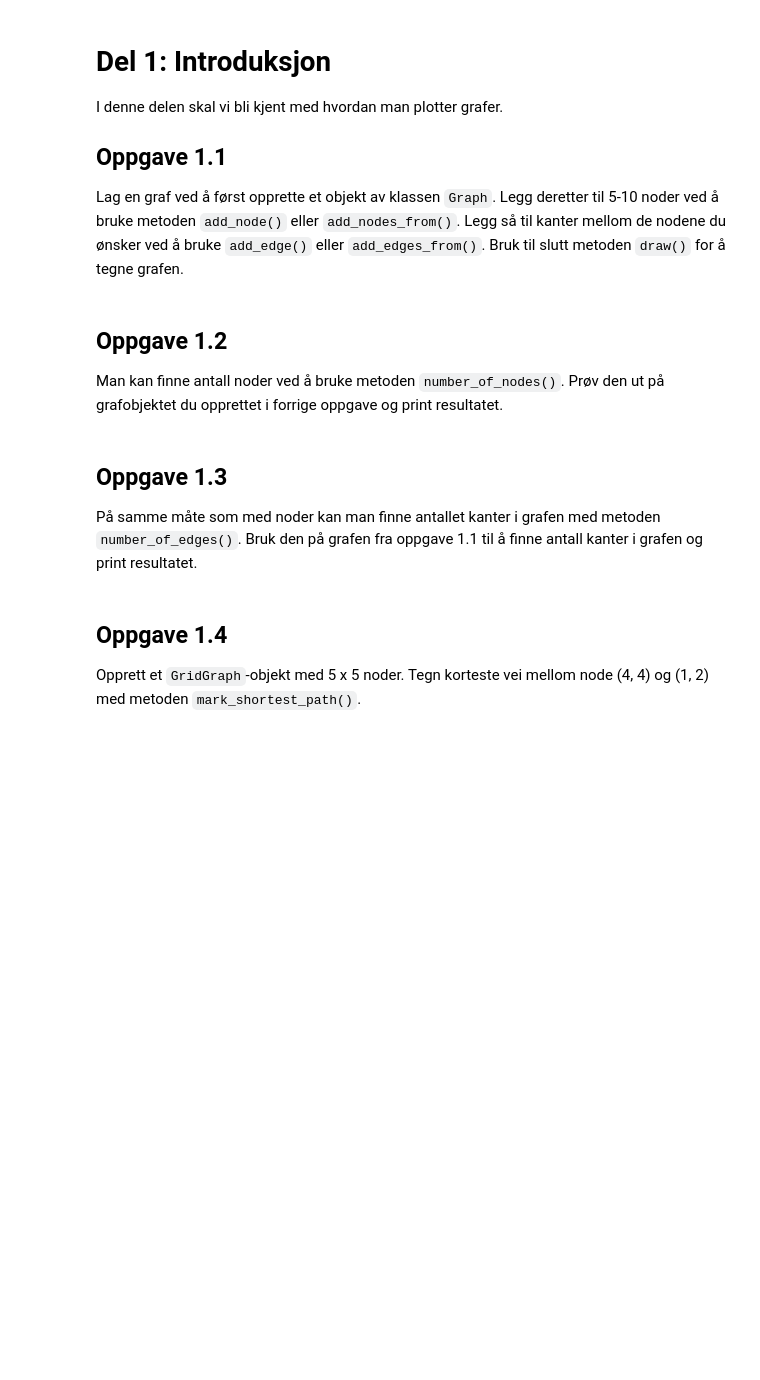
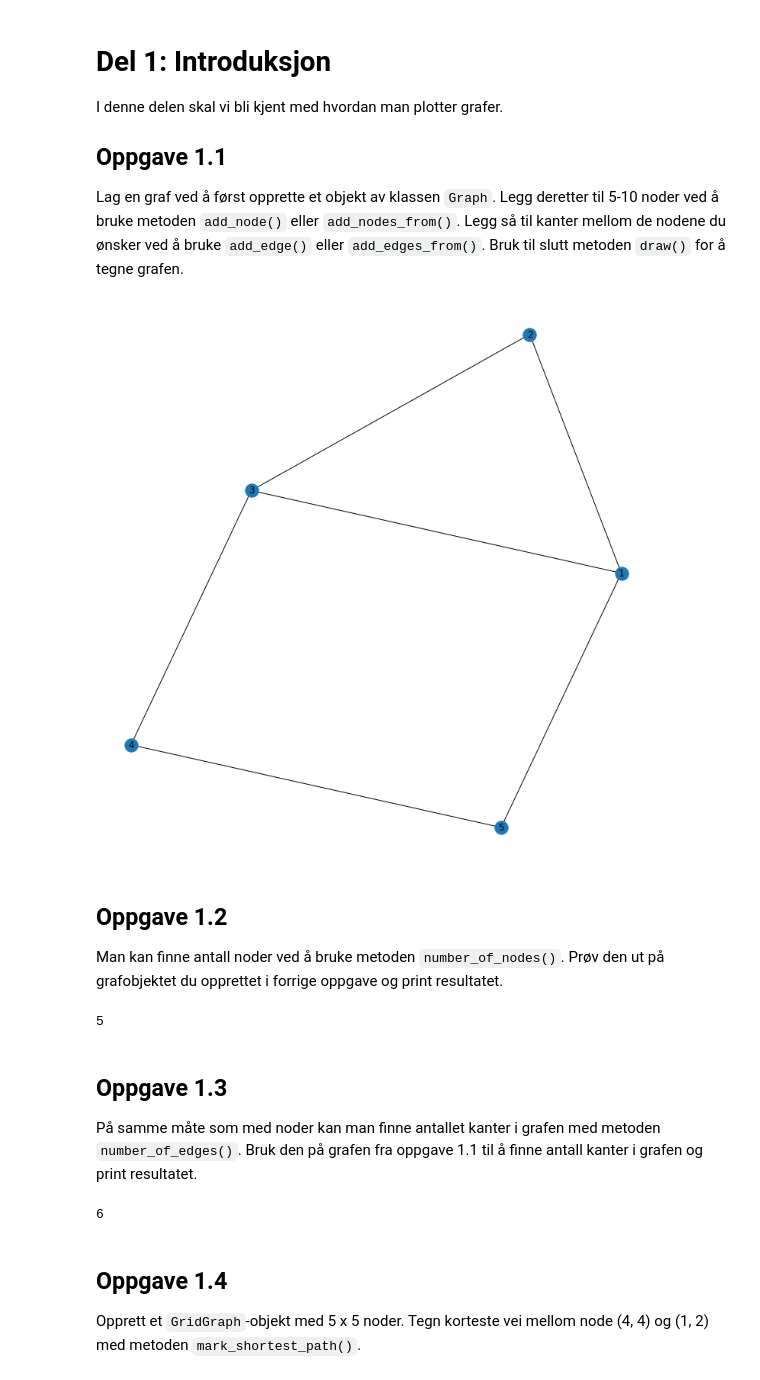
Before and after one commit to KristofferNyvoll/ntnu, a Jupyter notebook: TTM4185_Sikrob/Oving3/Oving3.ipynb, the cells around one changed output. Saved outputs shown, nothing was run; the diff lists cells and outputs as text; code cells hidden in the pictures; blank space fills up the shorter version.

```diff
--- a/TTM4185_Sikrob/Oving3/Oving3.ipynb
+++ b/TTM4185_Sikrob/Oving3/Oving3.ipynb
@@ -18,3 +16,10 @@ Lag en graf ved å først opprette et objekt av klassen <code>Graph</code>. Legg
+# %%
+graph = Graph()
+graph.add_nodes_from([1, 2, 3, 4, 5])
+graph.add_edges_from([(1,2), (2,3), (1,3), (3,4), (4,5), (5,1)])
+graph.draw()
+# %% [output]
+[figure, added]
 # %% [markdown]
 ## Oppgave 1.2
 Man kan finne antall noder ved å bruke metoden <code>number_of_nodes()</code>. Prøv den ut på grafobjektet du opprettet i forrige oppgave og print resultatet.
@@ -23,3 +26,7 @@ Man kan finne antall noder ved å bruke metoden <code>number_of_nodes()</code>.
+# %%
+print(graph.number_of_nodes())
+# %% [output]
+5
 # %% [markdown]
 ## Oppgave 1.3
 På samme måte som med noder kan man finne antallet kanter i grafen med metoden <code>number_of_edges()</code>. Bruk den på grafen fra oppgave 1.1 til å finne antall kanter i grafen og print resultatet.
@@ -28,3 +33,7 @@ På samme måte som med noder kan man finne antallet kanter i grafen med metoden
+# %%
+print(graph.number_of_edges())
+# %% [output]
+6
 # %% [markdown]
 ## Oppgave 1.4
 Opprett et <code>GridGraph</code>-objekt med 5 x 5 noder. Tegn korteste vei mellom node (4, 4) og (1, 2) med metoden <code>mark_shortest_path()</code>.
```
Also changed, not shown: parts of 27 cells of this notebook, 1 other file.
